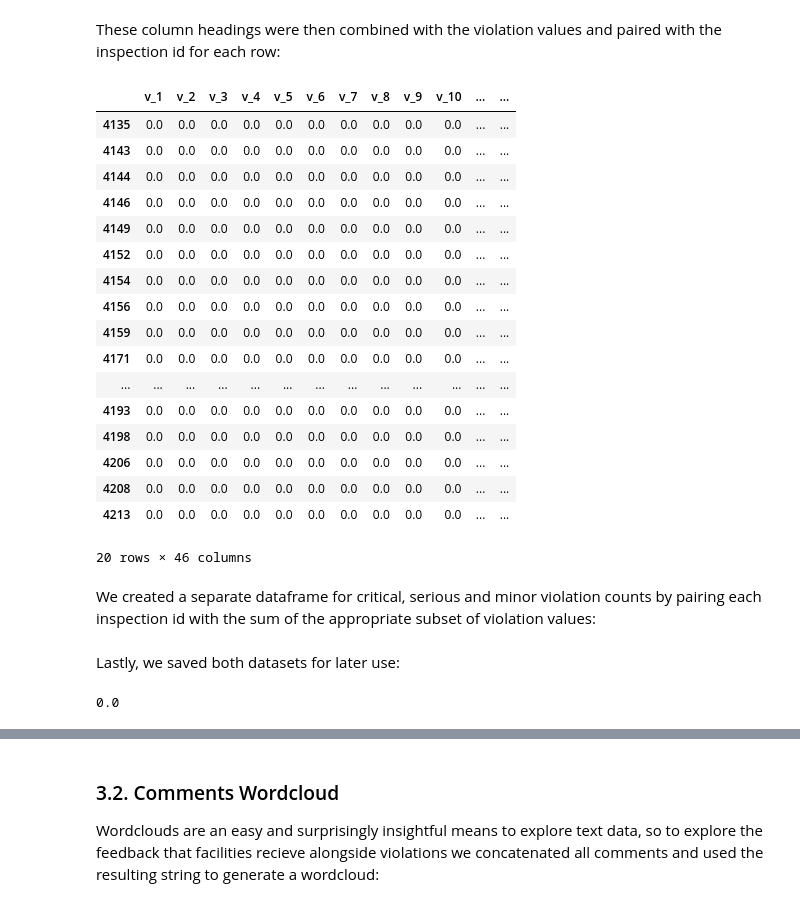
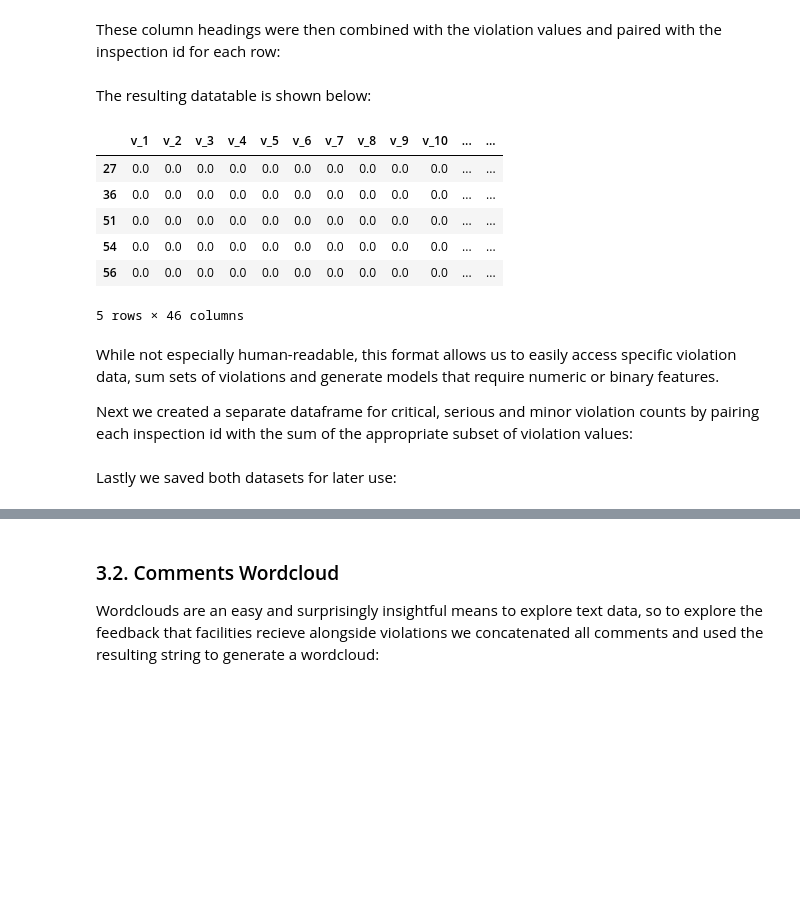
Before and after one commit to Sustainabilist/ChicagoDataAnalysis, a Jupyter notebook: REPORTS/publication_1_draft_2.ipynb, the cells around one changed output, grey strips where cells are left out. Cells and saved outputs as stored; diff of their text form; code cells hidden in the pictures; blank space fills up the shorter version.

```diff
--- a/REPORTS/publication_1_draft_2.ipynb
+++ b/REPORTS/publication_1_draft_2.ipynb
@@ -157,8 +149,7 @@ To make violations data more accessible for analysis we split each entry into a
 # Split violations into binary values for each violation
 def split_violations(violations):
     values_row = pd.Series([])
-
-    if type(violations) == str:
+    if type(violations) in [str, unicode]:
         violations = violations.split(' | ')
         for violation in violations:
             index = "v_" + violation.split('.')[0]
@@ -184,29 +175,22 @@ These column headings were then combined with the violation values and paired wi
 values = pd.DataFrame(values_data, columns=columns).fillna(0)
 
 values['inspection_id'] = inspections.inspection_id
-# %%
-values.iloc[1000:1020]
-# %% [output]
-|  | v_1 | v_2 | v_3 | v_4 | v_5 | v_6 | v_7 | v_8 | v_9 | v_10 | ... | ... |
-| 4135 | 0.0 | 0.0 | 0.0 | 0.0 | 0.0 | 0.0 | 0.0 | 0.0 | 0.0 | 0.0 | ... | ... |
-| 4143 | 0.0 | 0.0 | 0.0 | 0.0 | 0.0 | 0.0 | 0.0 | 0.0 | 0.0 | 0.0 | ... | ... |
-| 4144 | 0.0 | 0.0 | 0.0 | 0.0 | 0.0 | 0.0 | 0.0 | 0.0 | 0.0 | 0.0 | ... | ... |
-| 4146 | 0.0 | 0.0 | 0.0 | 0.0 | 0.0 | 0.0 | 0.0 | 0.0 | 0.0 | 0.0 | ... | ... |
-| 4149 | 0.0 | 0.0 | 0.0 | 0.0 | 0.0 | 0.0 | 0.0 | 0.0 | 0.0 | 0.0 | ... | ... |
-| 4152 | 0.0 | 0.0 | 0.0 | 0.0 | 0.0 | 0.0 | 0.0 | 0.0 | 0.0 | 0.0 | ... | ... |
-| 4154 | 0.0 | 0.0 | 0.0 | 0.0 | 0.0 | 0.0 | 0.0 | 0.0 | 0.0 | 0.0 | ... | ... |
-| 4156 | 0.0 | 0.0 | 0.0 | 0.0 | 0.0 | 0.0 | 0.0 | 0.0 | 0.0 | 0.0 | ... | ... |
-| 4159 | 0.0 | 0.0 | 0.0 | 0.0 | 0.0 | 0.0 | 0.0 | 0.0 | 0.0 | 0.0 | ... | ... |
-| 4171 | 0.0 | 0.0 | 0.0 | 0.0 | 0.0 | 0.0 | 0.0 | 0.0 | 0.0 | 0.0 | ... | ... |
-| ... | ... | ... | ... | ... | ... | ... | ... | ... | ... | ... | ... | ... |
-| 4193 | 0.0 | 0.0 | 0.0 | 0.0 | 0.0 | 0.0 | 0.0 | 0.0 | 0.0 | 0.0 | ... | ... |
-| 4198 | 0.0 | 0.0 | 0.0 | 0.0 | 0.0 | 0.0 | 0.0 | 0.0 | 0.0 | 0.0 | ... | ... |
-| 4206 | 0.0 | 0.0 | 0.0 | 0.0 | 0.0 | 0.0 | 0.0 | 0.0 | 0.0 | 0.0 | ... | ... |
-| 4208 | 0.0 | 0.0 | 0.0 | 0.0 | 0.0 | 0.0 | 0.0 | 0.0 | 0.0 | 0.0 | ... | ... |
-| 4213 | 0.0 | 0.0 | 0.0 | 0.0 | 0.0 | 0.0 | 0.0 | 0.0 | 0.0 | 0.0 | ... | ... |
-20 rows × 46 columns
+# %% [markdown]
+The resulting datatable is shown below:
+# %%
+values.head()
+# %% [output]
+|  | v_1 | v_2 | v_3 | v_4 | v_5 | v_6 | v_7 | v_8 | v_9 | v_10 | ... | ... |
+| 27 | 0.0 | 0.0 | 0.0 | 0.0 | 0.0 | 0.0 | 0.0 | 0.0 | 0.0 | 0.0 | ... | ... |
+| 36 | 0.0 | 0.0 | 0.0 | 0.0 | 0.0 | 0.0 | 0.0 | 0.0 | 0.0 | 0.0 | ... | ... |
+| 51 | 0.0 | 0.0 | 0.0 | 0.0 | 0.0 | 0.0 | 0.0 | 0.0 | 0.0 | 0.0 | ... | ... |
+| 54 | 0.0 | 0.0 | 0.0 | 0.0 | 0.0 | 0.0 | 0.0 | 0.0 | 0.0 | 0.0 | ... | ... |
+| 56 | 0.0 | 0.0 | 0.0 | 0.0 | 0.0 | 0.0 | 0.0 | 0.0 | 0.0 | 0.0 | ... | ... |
+5 rows × 46 columns
 # %% [markdown]
-We created a separate dataframe for critical, serious and minor violation counts by pairing each inspection id with the sum of the appropriate subset of violation values:
+While not especially human-readable, this format allows us to easily access specific violation data, sum sets of violations and generate models that require numeric or binary features.
+
+Next we created a separate dataframe for critical, serious and minor violation counts by pairing each inspection id with the sum of the appropriate subset of violation values:
 # %%
 # Count violations
 counts = pd.DataFrame({
@@ -217,14 +201,10 @@ counts = pd.DataFrame({
 
 counts['inspection_id'] = inspections.inspection_id
 # %% [markdown]
-Lastly, we saved both datasets for later use:
+Lastly we saved both datasets for later use:
 # %%
 # Save violation values and counts
 values.to_csv(os.path.join(root_path, "DATA/violation_values_demo.csv"), index=False)
 counts.to_csv(os.path.join(root_path, "DATA/violation_counts_demo.csv"), index=False)
-# %%
-counts.critical_count.sum()
-# %% [output]
-0.0
 # %% [markdown]
 ## 3. Exploratory Analysis
```
Also changed, not shown: parts of 19 cells of this notebook.
